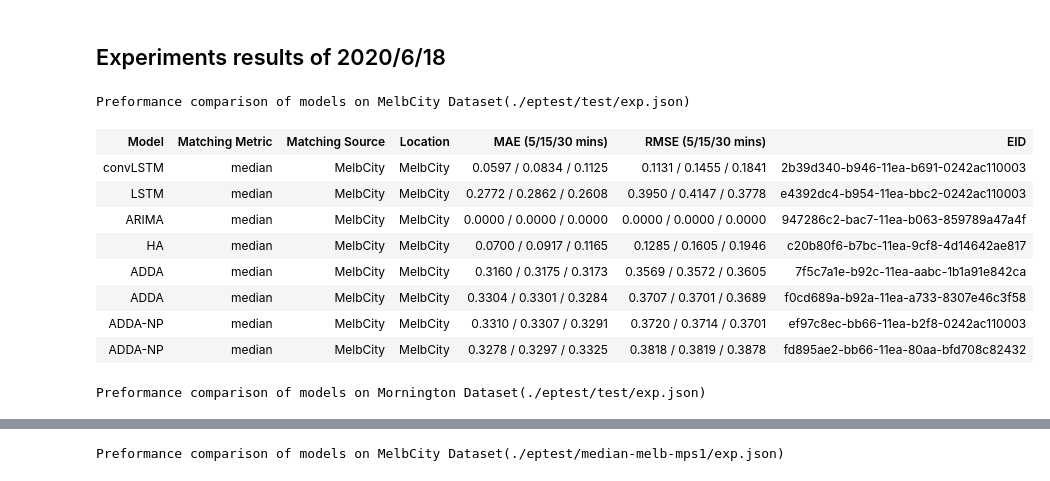
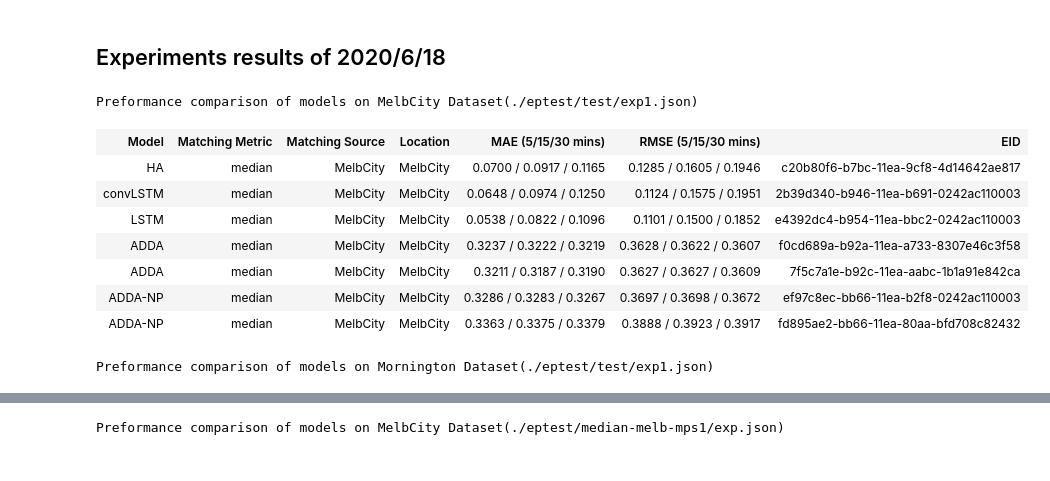
Before and after one commit to swsamleo/FADACS_Parking_Prediction, a Jupyter notebook: showResults.ipynb, the cells around one changed output, grey strips where cells are left out. Cells and saved outputs as stored; diff of their text form; code cells hidden in the pictures.

```diff
--- a/showResults.ipynb
+++ b/showResults.ipynb
@@ -114,17 +114,16 @@ def showEXP2Result(filePath):
 # %% [markdown]
 ## Experiments results of 2020/6/18
 # %%
-showEXP2Result("./eptest/test/exp.json")
+showEXP2Result("./eptest/test/exp1.json")
 # %% [output]
-Preformance comparison of models on MelbCity Dataset(./eptest/test/exp.json)
+Preformance comparison of models on MelbCity Dataset(./eptest/test/exp1.json)
 | Model | Matching Metric | Matching Source | Location | MAE (5/15/30 mins) | RMSE (5/15/30 mins) | EID |
-| convLSTM | median | MelbCity | MelbCity | 0.0597 / 0.0834 / 0.1125 | 0.1131 / 0.1455 / 0.1841 | 2b39d340-b946-11ea-b691-0242ac110003 |
-| LSTM | median | MelbCity | MelbCity | 0.2772 / 0.2862 / 0.2608 | 0.3950 / 0.4147 / 0.3778 | e4392dc4-b954-11ea-bbc2-0242ac110003 |
-| ARIMA | median | MelbCity | MelbCity | 0.0000 / 0.0000 / 0.0000 | 0.0000 / 0.0000 / 0.0000 | 947286c2-bac7-11ea-b063-859789a47a4f |
 | HA | median | MelbCity | MelbCity | 0.0700 / 0.0917 / 0.1165 | 0.1285 / 0.1605 / 0.1946 | c20b80f6-b7bc-11ea-9cf8-4d14642ae817 |
-| ADDA | median | MelbCity | MelbCity | 0.3160 / 0.3175 / 0.3173 | 0.3569 / 0.3572 / 0.3605 | 7f5c7a1e-b92c-11ea-aabc-1b1a91e842ca |
-| ADDA | median | MelbCity | MelbCity | 0.3304 / 0.3301 / 0.3284 | 0.3707 / 0.3701 / 0.3689 | f0cd689a-b92a-11ea-a733-8307e46c3f58 |
-| ADDA-NP | median | MelbCity | MelbCity | 0.3310 / 0.3307 / 0.3291 | 0.3720 / 0.3714 / 0.3701 | ef97c8ec-bb66-11ea-b2f8-0242ac110003 |
-| ADDA-NP | median | MelbCity | MelbCity | 0.3278 / 0.3297 / 0.3325 | 0.3818 / 0.3819 / 0.3878 | fd895ae2-bb66-11ea-80aa-bfd708c82432 |
+| convLSTM | median | MelbCity | MelbCity | 0.0648 / 0.0974 / 0.1250 | 0.1124 / 0.1575 / 0.1951 | 2b39d340-b946-11ea-b691-0242ac110003 |
+| LSTM | median | MelbCity | MelbCity | 0.0538 / 0.0822 / 0.1096 | 0.1101 / 0.1500 / 0.1852 | e4392dc4-b954-11ea-bbc2-0242ac110003 |
+| ADDA | median | MelbCity | MelbCity | 0.3237 / 0.3222 / 0.3219 | 0.3628 / 0.3622 / 0.3607 | f0cd689a-b92a-11ea-a733-8307e46c3f58 |
+| ADDA | median | MelbCity | MelbCity | 0.3211 / 0.3187 / 0.3190 | 0.3627 / 0.3627 / 0.3609 | 7f5c7a1e-b92c-11ea-aabc-1b1a91e842ca |
+| ADDA-NP | median | MelbCity | MelbCity | 0.3286 / 0.3283 / 0.3267 | 0.3697 / 0.3698 / 0.3672 | ef97c8ec-bb66-11ea-b2f8-0242ac110003 |
+| ADDA-NP | median | MelbCity | MelbCity | 0.3363 / 0.3375 / 0.3379 | 0.3888 / 0.3923 / 0.3917 | fd895ae2-bb66-11ea-80aa-bfd708c82432 |
-Preformance comparison of models on Mornington Dataset(./eptest/test/exp.json)
+Preformance comparison of models on Mornington Dataset(./eptest/test/exp1.json)
 | Model | Matching Metric | Matching Source | Location | MAE (5/15/30 mins) | RMSE (5/15/30 mins) | EID |
```
Also changed, not shown: parts of 1 cell of this notebook, 4 other files.
